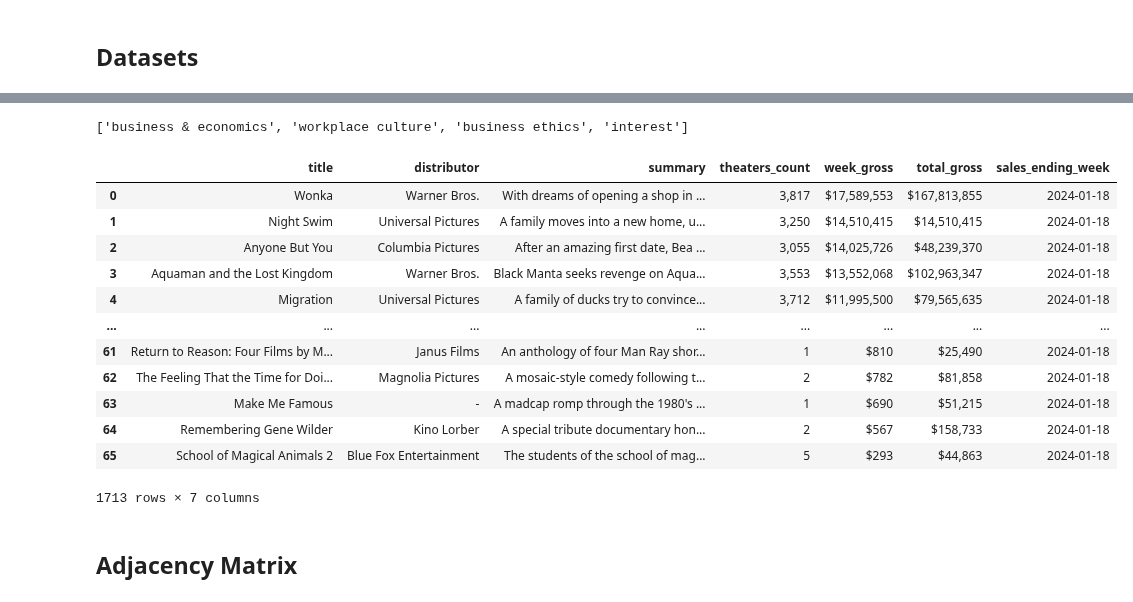
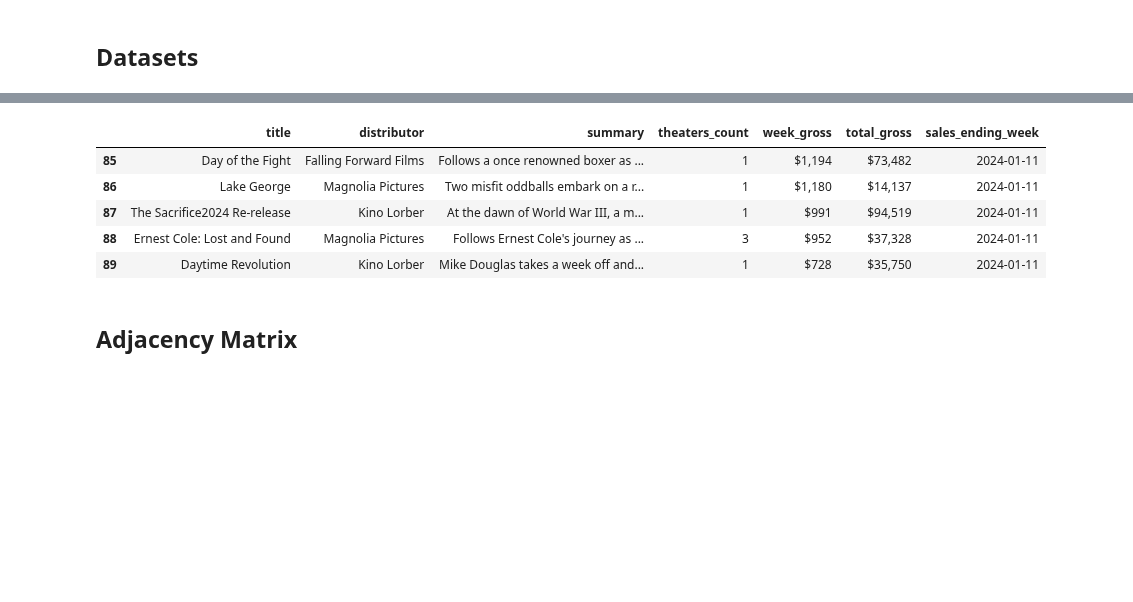
Before and after one commit to rsa-captech/rachel-recommender, a Jupyter notebook: notebook.ipynb, the cells around one changed output, grey strips where cells are left out. Cells and saved outputs as stored; diff of their text form; code cells hidden in the pictures; blank space fills up the shorter version.

```diff
--- a/notebook.ipynb
+++ b/notebook.ipynb
@@ -306,12 +269,3 @@ data
  'results': []}
 # %% [markdown]
 ### Google Books API
-# %%
-api = f'https://www.googleapis.com/books/v1/volumes?q=isbn:9781635575569&key=AIzaSyDeDHz_ZcyfbMjqKxFFzScDP5cyLa-u4w8' #get request using isbn number paramter will pull up averageRatings value if ratings exists. 9780385342735
-# Note: The Google Story has 4 ratings according to the JSON response but 71 according to the webpage? Weird
-
-response = requests.get(api)
-data = response.json()
-items = data.get('items')[0]
-print(items.get('selfLink'))
-# print(type(items[0]))
@@ -363,10 +351,10 @@ def GB_genres_format_str(isbn13):
 
     return fact_genres_lst
 # %%
-for i in range(len(NYT_bestsellers_24)):
-    print(NYT_bestsellers_24.loc[i, 'isbn13'])
-    genres = GB_genres_format_str(NYT_bestsellers_24.loc[i, 'isbn13'])
-    print(genres)
-    time.sleep(3) # TEST 3 seconds between each row
+# for i in range(len(NYT_bestsellers_24)):
+#     print(NYT_bestsellers_24.loc[i, 'isbn13'])
+#     genres = GB_genres_format_str(NYT_bestsellers_24.loc[i, 'isbn13'])
+#     print(genres)
+#     time.sleep(3) # TEST 3 seconds between each row
 
 # Nope, that didn't work. Try running this operation in batches?
@@ -667,7 +539,7 @@ Mojo_movie_details('https://www.boxofficemojo.com/weekly/2024W25/?ref_=bo_wly_ta
 # %%
 Mojo_box_office_24 = pd.DataFrame()
 
-date_start = '2024-01-04'
+sales_ending_week = '2024-01-04'
 
 # Consider telling it to retry if it times out.
 # https://stackoverflow.com/questions/15431044/can-i-set-max-retries-for-requests-request
@@ -681,7 +553,8 @@ for i in range(1, 53):
     # Get box office details for a particular week
     week_df = Mojo_movie_details(week_url=week_url)
     # Add new column for box office sales ending date
-    sales_ending_week = datetime.datetime.strptime(date_start, "%Y-%m-%d")  + timedelta(days=7)
+    # increment sales_ending_week var
+    sales_ending_week = datetime.datetime.strptime(sales_ending_week, "%Y-%m-%d")  + timedelta(days=7)
     week_df['sales_ending_week'] = sales_ending_week.strftime("%Y-%m-%d")
     Mojo_box_office_24 = pd.concat([Mojo_box_office_24, week_df])
     print("week" + i_str + " is done")
@@ -735,4 +606,0 @@ NYT_bestsellers_24
-# %%
-GB_genres_format_str('9781638932239')
-# %% [output]
-['business & economics', 'workplace culture', 'business ethics', 'interest']
@@ -739,18 +609,11 @@ GB_genres_format_str('9781638932239')
 # %%
-Mojo_box_office_24
+Mojo_box_office_24.tail()
 # %% [output]
 |  | title | distributor | summary | theaters_count | week_gross | total_gross | sales_ending_week |
-| 0 | Wonka | Warner Bros. | With dreams of opening a shop in ... | 3,817 | $17,589,553 | $167,813,855 | 2024-01-18 |
-| 1 | Night Swim | Universal Pictures | A family moves into a new home, u... | 3,250 | $14,510,415 | $14,510,415 | 2024-01-18 |
-| 2 | Anyone But You | Columbia Pictures | After an amazing first date, Bea ... | 3,055 | $14,025,726 | $48,239,370 | 2024-01-18 |
-| 3 | Aquaman and the Lost Kingdom | Warner Bros. | Black Manta seeks revenge on Aqua... | 3,553 | $13,552,068 | $102,963,347 | 2024-01-18 |
-| 4 | Migration | Universal Pictures | A family of ducks try to convince... | 3,712 | $11,995,500 | $79,565,635 | 2024-01-18 |
-| ... | ... | ... | ... | ... | ... | ... | ... |
-| 61 | Return to Reason: Four Films by M... | Janus Films | An anthology of four Man Ray shor... | 1 | $810 | $25,490 | 2024-01-18 |
-| 62 | The Feeling That the Time for Doi... | Magnolia Pictures | A mosaic-style comedy following t... | 2 | $782 | $81,858 | 2024-01-18 |
-| 63 | Make Me Famous | - | A madcap romp through the 1980's ... | 1 | $690 | $51,215 | 2024-01-18 |
-| 64 | Remembering Gene Wilder | Kino Lorber | A special tribute documentary hon... | 2 | $567 | $158,733 | 2024-01-18 |
-| 65 | School of Magical Animals 2 | Blue Fox Entertainment | The students of the school of mag... | 5 | $293 | $44,863 | 2024-01-18 |
+| 85 | Day of the Fight | Falling Forward Films | Follows a once renowned boxer as ... | 1 | $1,194 | $73,482 | 2024-01-11 |
+| 86 | Lake George | Magnolia Pictures | Two misfit oddballs embark on a r... | 1 | $1,180 | $14,137 | 2024-01-11 |
+| 87 | The Sacrifice2024 Re-release | Kino Lorber | At the dawn of World War III, a m... | 1 | $991 | $94,519 | 2024-01-11 |
+| 88 | Ernest Cole: Lost and Found | Magnolia Pictures | Follows Ernest Cole's journey as ... | 3 | $952 | $37,328 | 2024-01-11 |
+| 89 | Daytime Revolution | Kino Lorber | Mike Douglas takes a week off and... | 1 | $728 | $35,750 | 2024-01-11 |
-1713 rows × 7 columns
 # %% [markdown]
 ## Adjacency Matrix
```
Also changed, not shown: parts of 30 cells of this notebook.
